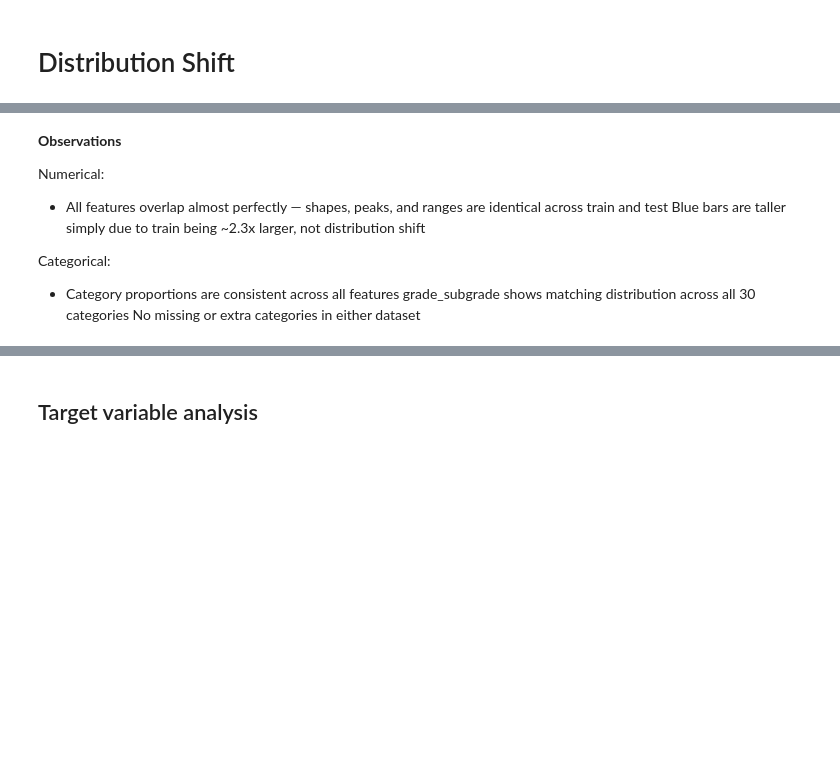
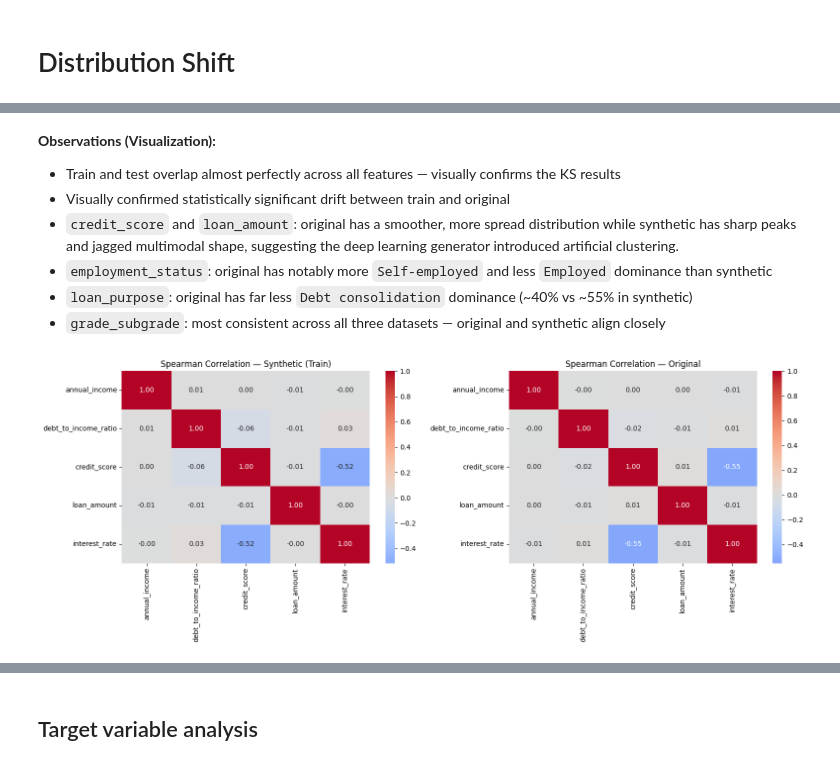
Before and after one commit to adulamaciej/loan-repayment-prediction, a Jupyter notebook: notebooks/01_eda.ipynb, the cells around one changed output, grey strips where cells are left out. Cells and saved outputs as stored; diff of their text form; code cells hidden in the pictures; blank space fills up the shorter version.

```diff
--- a/notebooks/01_eda.ipynb
+++ b/notebooks/01_eda.ipynb
@@ -245,13 +332,24 @@ plot_dist(categorical_cols, 'Categorical Distribution', 'bar')
 # %% [markdown]
-**Observations**
-
-Numerical:
-
-- All features overlap almost perfectly — shapes, peaks, and ranges are identical across train and test
-Blue bars are taller simply due to train being ~2.3x larger, not distribution shift
-
-Categorical:
-
-- Category proportions are consistent across all features
-grade_subgrade shows matching distribution across all 30 categories
-No missing or extra categories in either dataset
+**Observations (Visualization):**
+- Train and test overlap almost perfectly across all features — visually confirms the KS results
+- Visually confirmed statistically significant drift between train and original
+- `credit_score` and `loan_amount`: original has a smoother, more spread distribution while synthetic has sharp peaks and jagged multimodal shape, suggesting the deep learning generator introduced artificial clustering.
+- `employment_status`: original has notably more `Self-employed` and less `Employed` dominance than synthetic
+- `loan_purpose`: original has far less `Debt consolidation` dominance (~40% vs ~55% in synthetic)
+- `grade_subgrade`: most consistent across all three datasets — original and synthetic align closely
+# %%
+fig, axes = plt.subplots(1, 2, figsize=(16, 6))
+
+corr_synthetic = train[numerical_cols].corr(method='spearman')
+corr_original  = orig[numerical_cols].corr(method='spearman')
+
+sns.heatmap(corr_synthetic, annot=True, fmt='.2f', cmap='coolwarm', center=0, ax=axes[0])
+axes[0].set_title('Spearman Correlation — Synthetic (Train)')
+
+sns.heatmap(corr_original, annot=True, fmt='.2f', cmap='coolwarm', center=0, ax=axes[1])
+axes[1].set_title('Spearman Correlation — Original')
+
+plt.tight_layout()
+plt.show()
+# %% [output]
+[figure, added]
```
Also changed, not shown: parts of 26 cells of this notebook.
